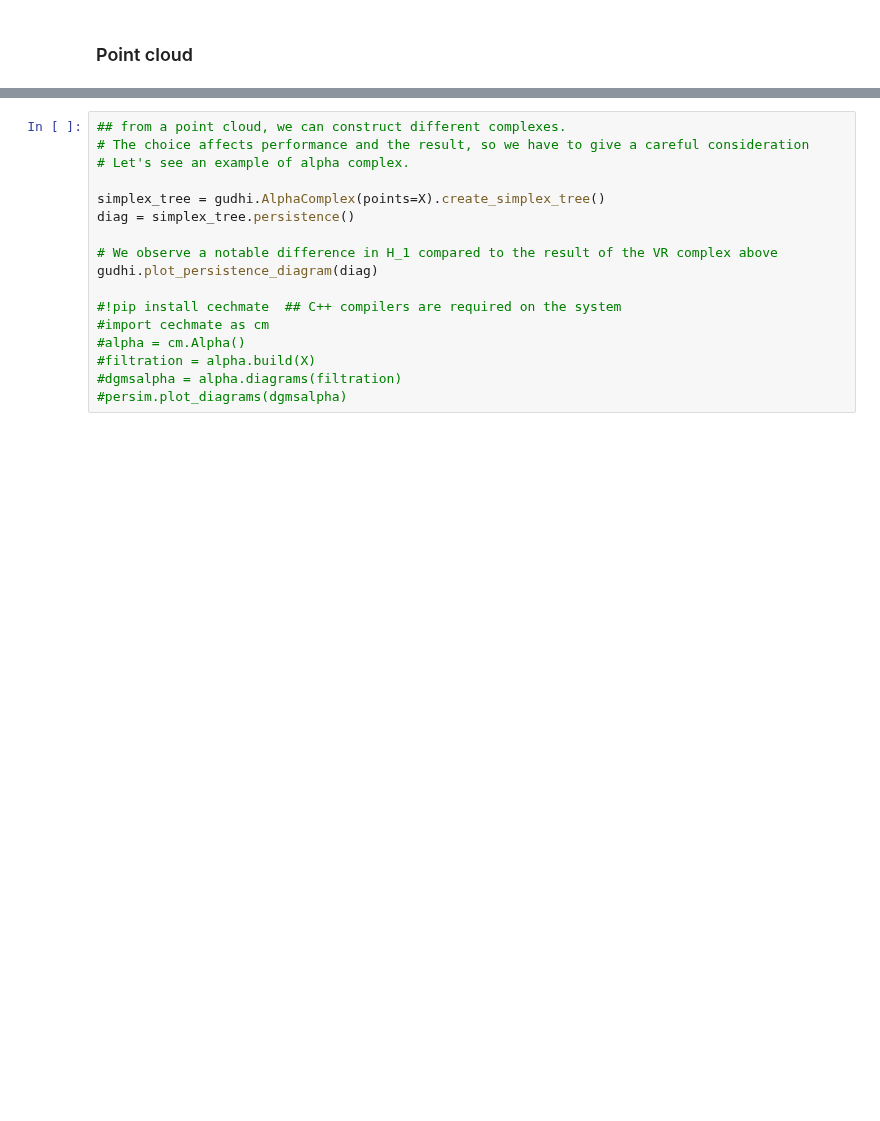
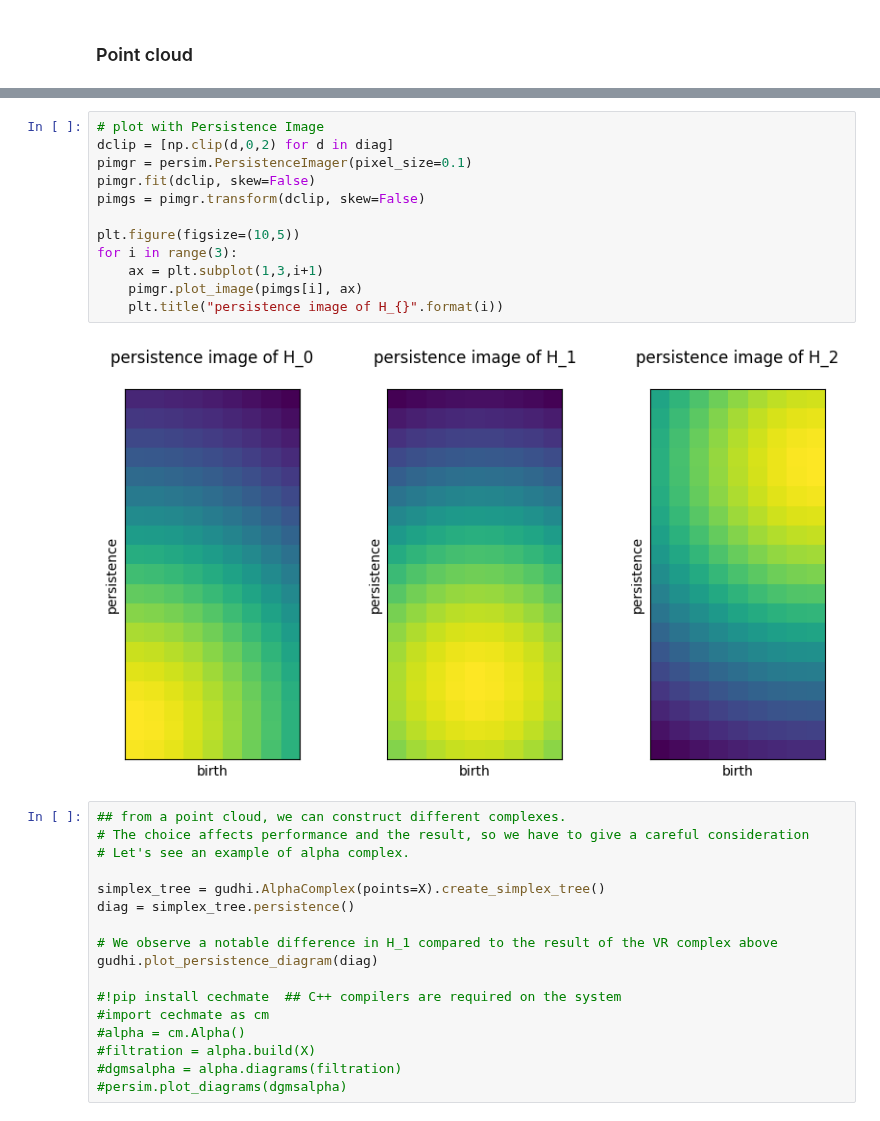
Before and after one commit to shizuo-kaji/TutorialTopologicalDataAnalysis, a Jupyter notebook: TopologicalDataAnalysisWithPython.ipynb, the cells around one changed output, grey strips where cells are left out. Drawn from its saved outputs; the diff is of its cells as text; blank space fills up the shorter version.

```diff
--- a/TopologicalDataAnalysisWithPython.ipynb
+++ b/TopologicalDataAnalysisWithPython.ipynb
@@ -85,3 +85,17 @@ persim.plot_diagrams(diag)
+# %%
+# plot with Persistence Image
+dclip = [np.clip(d,0,2) for d in diag]
+pimgr = persim.PersistenceImager(pixel_size=0.1)
+pimgr.fit(dclip, skew=False)
+pimgs = pimgr.transform(dclip, skew=False)
+
+plt.figure(figsize=(10,5))
+for i in range(3):
+    ax = plt.subplot(1,3,i+1)
+    pimgr.plot_image(pimgs[i], ax)
+    plt.title("persistence image of H_{}".format(i))
+# %% [output]
+[figure, added]
 # %%
 ## from a point cloud, we can construct different complexes.
 # The choice affects performance and the result, so we have to give a careful consideration
```
Also changed, not shown: parts of 3 cells of this notebook.
